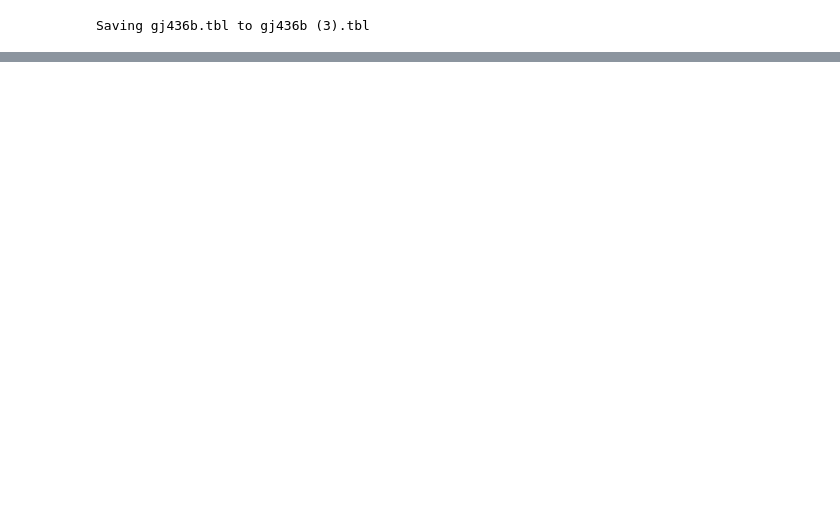
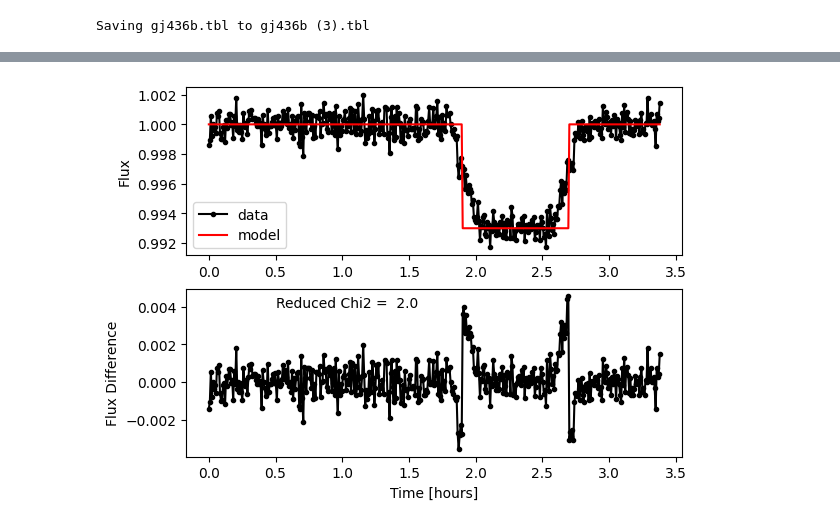
Before and after one commit to junghc801/AstroData, a Jupyter notebook: Project_#4/Transit_Fitting.ipynb, the cells around one changed output, grey strips where cells are left out. Drawn from its saved outputs; the diff is of its cells as text; code cells hidden in the pictures; blank space fills up the shorter version.

```diff
--- a/Project_#4/Transit_Fitting.ipynb
+++ b/Project_#4/Transit_Fitting.ipynb
@@ -155,0 +173,27 @@ plt.show()
+# %%
+t_0 = 2.3 * u.hour
+tau = 0.8 * u.hour
+delta = 0.007
+flux_model = generate_transit_lightcurve(time_obs, t_0, tau, delta)
+
+plt.subplot(2, 1, 1)
+
+plt.plot(time_obs, flux_obs, marker=".", color="black", label="data")
+plt.plot(time_obs, flux_model, linestyle="-", color="red", label="model")
+# plt.xlabel("Time [hours]")
+plt.ylabel("Flux")
+plt.legend()
+
+plt.subplot(2, 1, 2)
+
+plt.plot(time_obs, flux_obs - flux_model, marker=".", color="black")
+plt.xlabel("Time [hours]")
+plt.ylabel("Flux Difference")
+
+degree_of_freedom = len(time_obs) - 3
+reduced_Chi2 = np.sum(((flux_obs - flux_model) / error)**2) / degree_of_freedom
+plt.annotate("Reduced Chi2 = {0:4.1f}".format(reduced_Chi2), xy=[0.5, 0.004])
+
+plt.show()
+# %% [output]
+[figure, added]
```
Also changed, not shown: parts of 3 cells of this notebook.
